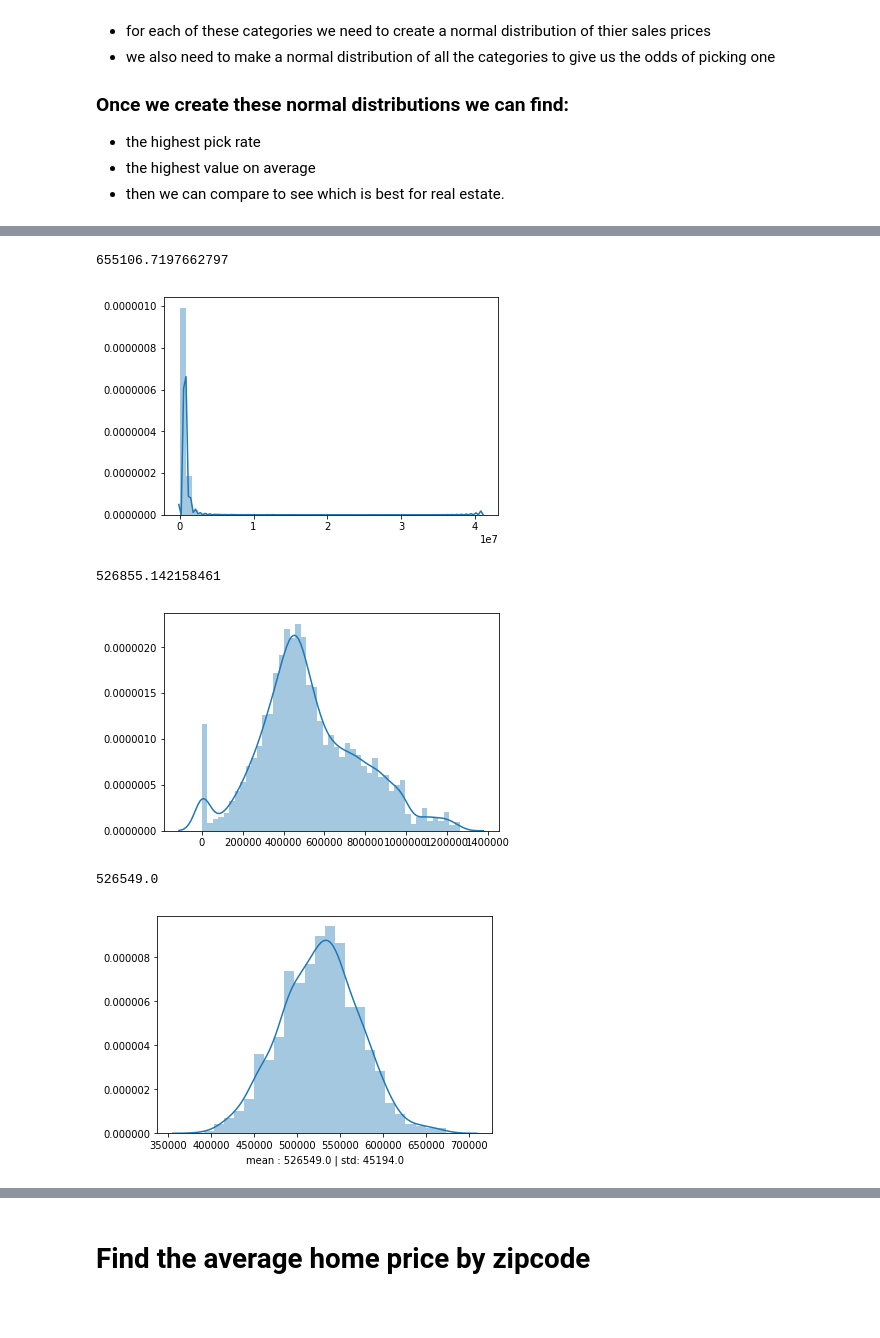
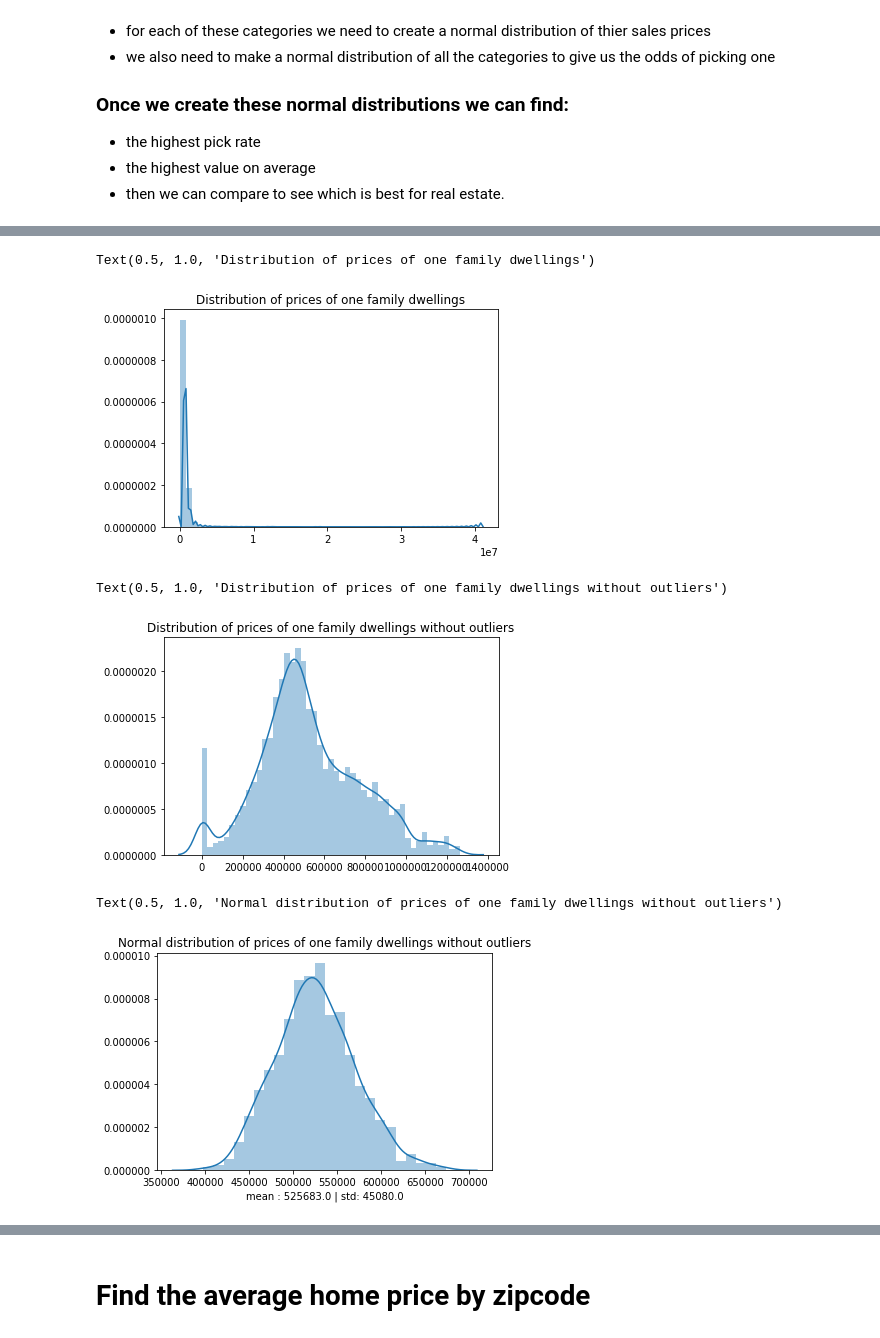
Before and after one commit to jshams/NYC-real-estate-analysis, a Jupyter notebook: new_york_real_estate.ipynb, the cells around one changed output, grey strips where cells are left out. Drawn from its saved outputs; the diff is of its cells as text; code cells hidden in the pictures; blank space fills up the shorter version.

```diff
--- a/new_york_real_estate.ipynb
+++ b/new_york_real_estate.ipynb
@@ -441,21 +520,22 @@ Text(0.5, 1.0, 'Normal Distributions for building categories')
 # %%
-sns.distplot([price for price in df[df['BUILDING CLASS CATEGORY'] == '01 ONE FAMILY DWELLINGS                    ']['SALE PRICE'].dropna() if price > 0])
+dp = sns.distplot([price for price in df[df['BUILDING CLASS CATEGORY'] == '01 ONE FAMILY DWELLINGS                    ']['SALE PRICE'].dropna() if price > 0])
 np.mean([price for price in df[df['BUILDING CLASS CATEGORY'] == '01 ONE FAMILY DWELLINGS                    ']['SALE PRICE'].dropna() if price > 0])
+dp.set_title("Distribution of prices of one family dwellings")
 # %% [output]
-655106.7197662797
+Text(0.5, 1.0, 'Distribution of prices of one family dwellings')
-[figure, old version]
+[figure, new version]
 # %%
-sns.distplot(find_remove_outliers_iqr([price for price in df[df['BUILDING CLASS CATEGORY'] == '01 ONE FAMILY DWELLINGS                    ']['SALE PRICE'].dropna() if price > 0]))
+dp = sns.distplot(find_remove_outliers_iqr([price for price in df[df['BUILDING CLASS CATEGORY'] == '01 ONE FAMILY DWELLINGS                    ']['SALE PRICE'].dropna() if price > 0]))
 np.mean(find_remove_outliers_iqr([price for price in df[df['BUILDING CLASS CATEGORY'] == '01 ONE FAMILY DWELLINGS                    ']['SALE PRICE'].dropna() if price > 0]))
+dp.set_title('Distribution of prices of one family dwellings without outliers')
 # %% [output]
-526855.142158461
+Text(0.5, 1.0, 'Distribution of prices of one family dwellings without outliers')
-[figure, old version]
+[figure, new version]
 # %%
 a = create_normal_distribution([price for price in df[df['BUILDING CLASS CATEGORY'] == '01 ONE FAMILY DWELLINGS                    ']['SALE PRICE'].dropna() if price > 0])
-mean = np.mean(a) // 1
-std = np.std(a) // 1
+mean, std = np.mean(a) // 1 , np.std(a) // 1
 nd = sns.distplot(a, axlabel= f'mean : {mean} | std: {std}')
-mean
+nd.set_title('Normal distribution of prices of one family dwellings without outliers')
 # %% [output]
-526549.0
+Text(0.5, 1.0, 'Normal distribution of prices of one family dwellings without outliers')
-[figure, old version]
+[figure, new version]
```
Also changed, not shown: parts of 52 cells of this notebook.
